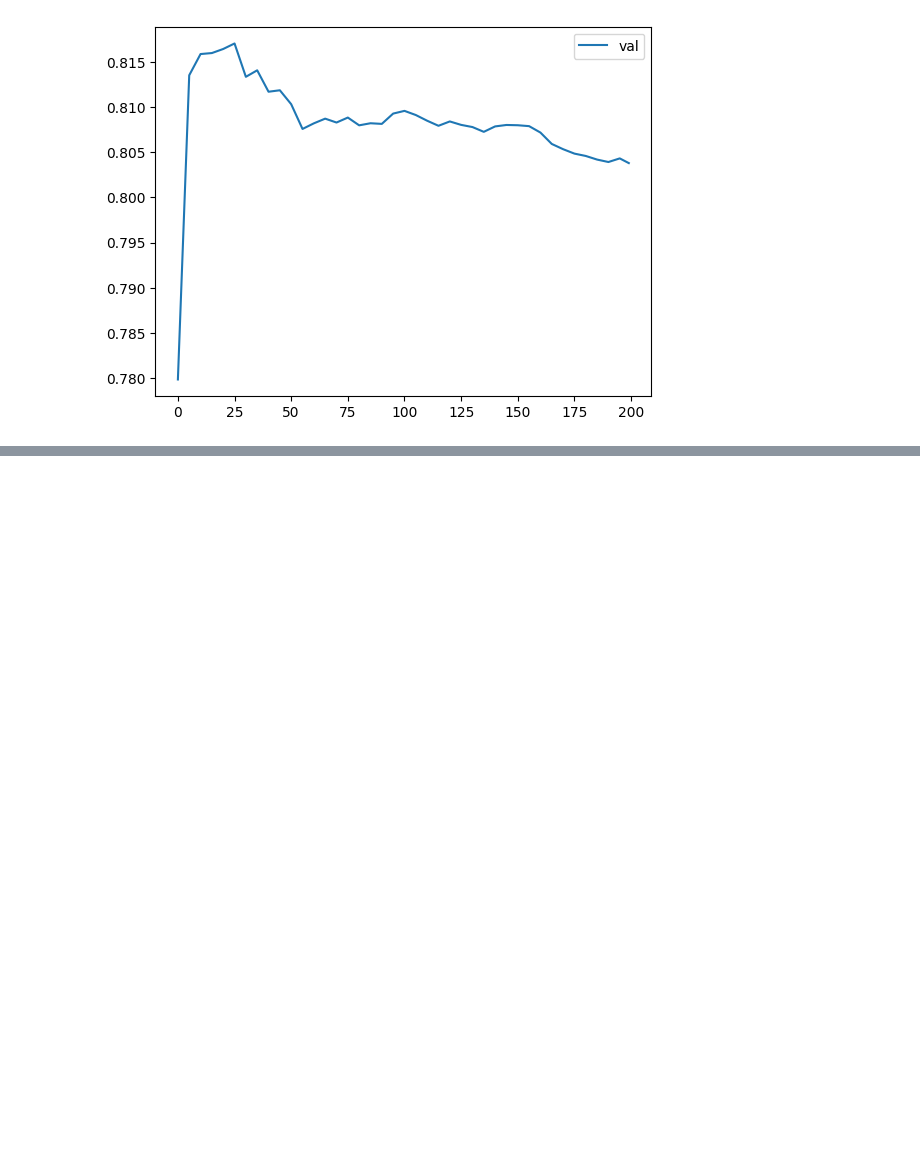
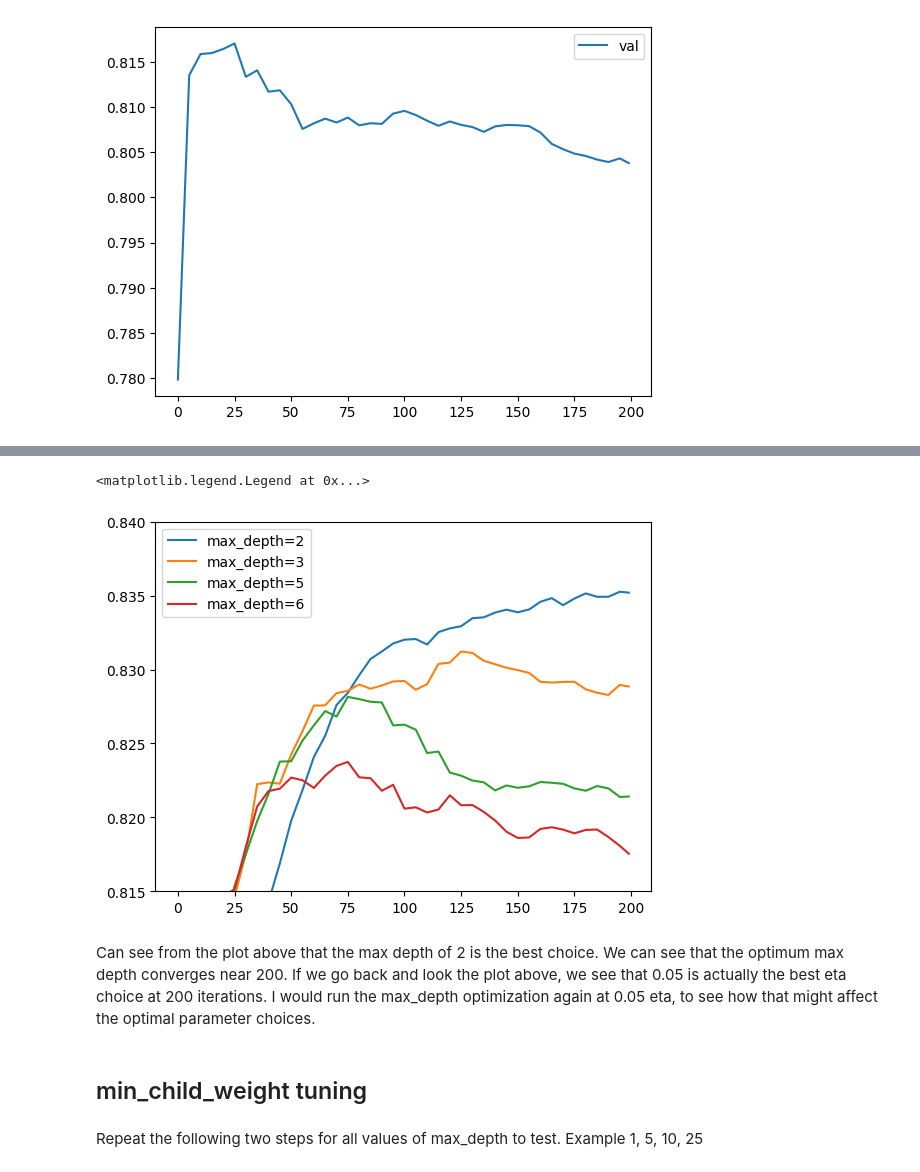
Before and after one commit to melaniesarah/data-project-decision-trees, a Jupyter notebook: notebooks/decision_trees.ipynb, the cells around one changed output, grey strips where cells are left out. Drawn from its saved outputs; the diff is of its cells as text; code cells hidden in the pictures; blank space fills up the shorter version.

```diff
--- a/notebooks/decision_trees.ipynb
+++ b/notebooks/decision_trees.ipynb
@@ -498,0 +551,2 @@ plt.legend()
+# %%
+scores = {}
@@ -498,0 +555,19 @@ plt.legend()
+# %%
+%%capture output
+
+xgb_params = {
+    'eta': 0.1,
+    'max_depth': 6,
+    'min_child_weight': 1,
+
+    'objective': 'binary:logistic',
+    'eval_metric': 'auc',
+
+    'nthread': 8,
+    'seed': 1,
+    'verbosity': 1,
+}
+
+model = xgb.train(xgb_params, dtrain, num_boost_round=200,
+                  verbose_eval=5,
+                  evals=watchlist)
@@ -498,0 +582,13 @@ plt.legend()
+# %%
+for max_depth, df_score in scores.items():
+    plt.plot(df_score.num_iter, df_score.val_auc, label=max_depth)
+
+plt.ylim(0.815, 0.84)
+plt.legend()
+# %% [output]
+<matplotlib.legend.Legend at 0x...>
+[figure, added]
+# %% [markdown]
+Can see from the plot above that the max depth of 2 is the best choice. We can see that the optimum max depth converges near 200. If we go back and look the plot above, we see that 0.05 is actually the best eta choice at 200 iterations. I would run the max_depth optimization again at 0.05 eta, to see how that might affect the optimal parameter choices.
+# %% [markdown]
+## min_child_weight tuning
@@ -498,0 +597,2 @@ plt.legend()
+# %% [markdown]
+Repeat the following two steps for all values of max_depth to test. Example 1, 5, 10, 25
```
Also changed, not shown: parts of 19 cells of this notebook.
